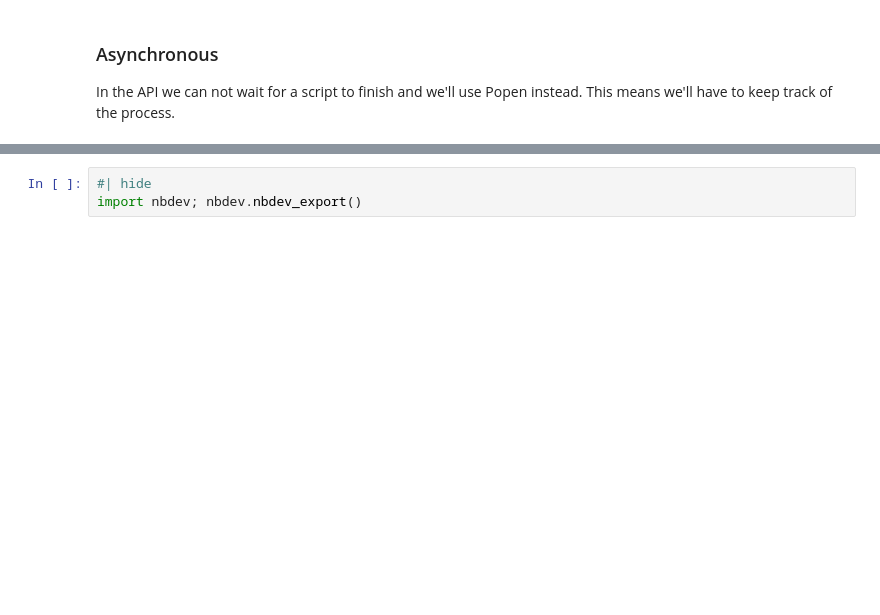
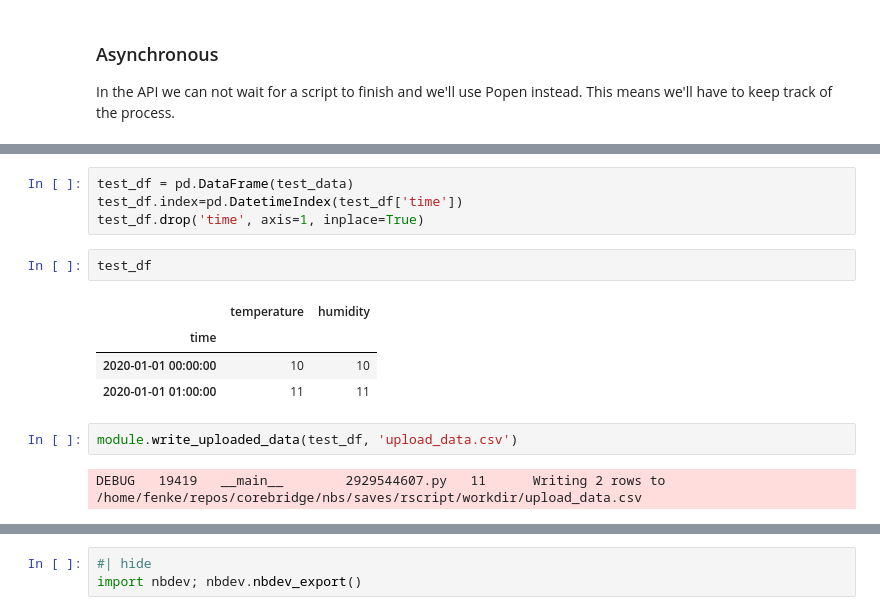
Before and after one commit to fenke/corebridge, a Jupyter notebook: nbs/02_rscriptbridge.ipynb, the cells around one changed output, grey strips where cells are left out. Cells and saved outputs as stored; diff of their text form; blank space fills up the shorter version.

```diff
--- a/nbs/02_rscriptbridge.ipynb
+++ b/nbs/02_rscriptbridge.ipynb
@@ -1046,0 +1637,15 @@ class AICoreRModule(AICoreModule):
+# %%
+test_df = pd.DataFrame(test_data)
+test_df.index=pd.DatetimeIndex(test_df['time'])
+test_df.drop('time', axis=1, inplace=True)
+# %%
+test_df
+# %% [output]
+|  | temperature | humidity |
+| time |  |  |
+| 2020-01-01 00:00:00 | 10 | 10 |
+| 2020-01-01 01:00:00 | 11 | 11 |
+# %%
+module.write_uploaded_data(test_df, 'upload_data.csv')
+# %% [output]
+DEBUG   19419   __main__        2929544607.py   11      Writing 2 rows to /home/fenke/repos/corebridge/nbs/saves/rscript/workdir/upload_data.csv
```
Also changed, not shown: parts of 77 cells of this notebook, 9 other files.
